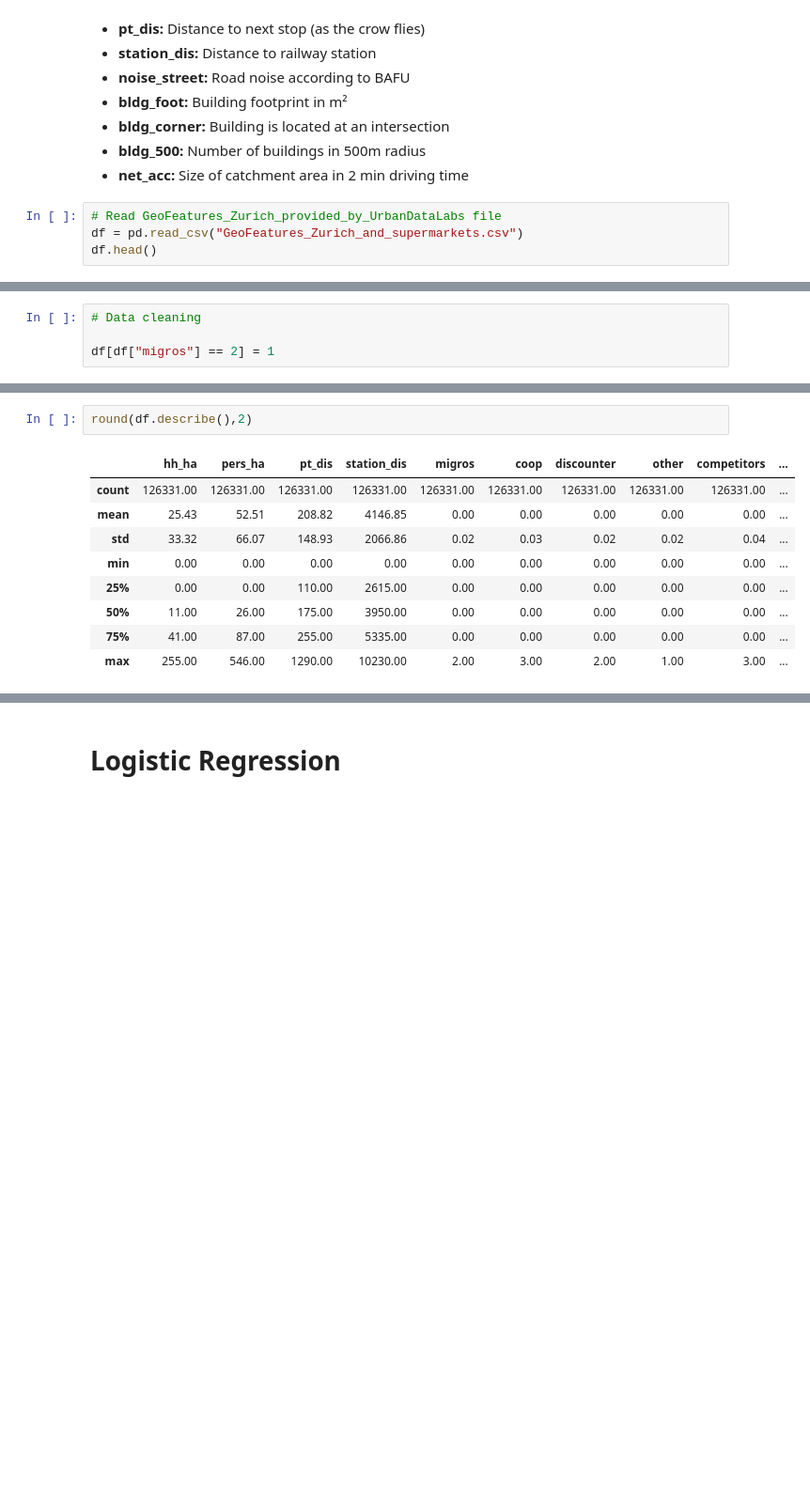
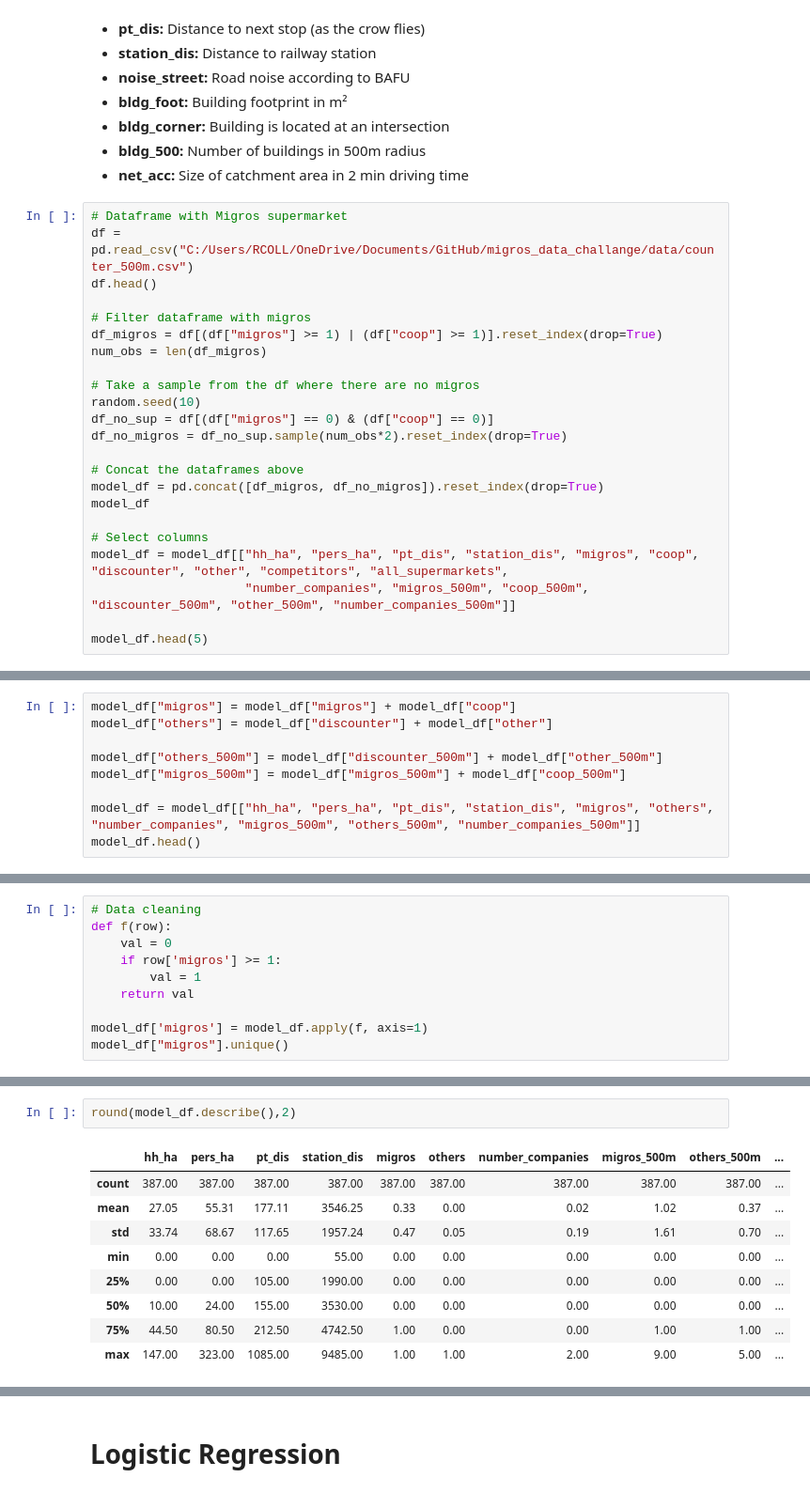
Before and after one commit to martrip/migros_data_challange, a Jupyter notebook: code/DataExploration.ipynb, the cells around one changed output, grey strips where cells are left out. Shown: that part at 94% size. Cells and saved outputs as stored; diff of their text form; blank space fills up the shorter version.

```diff
--- a/code/DataExploration.ipynb
+++ b/code/DataExploration.ipynb
@@ -21,7 +22,26 @@ import pandas as pd
 - **bldg_500:** Number of buildings in 500m radius
 - **net_acc:** Size of catchment area in 2 min driving time
 # %%
-# Read GeoFeatures_Zurich_provided_by_UrbanDataLabs file
-df = pd.read_csv("GeoFeatures_Zurich_and_supermarkets.csv")
+# Dataframe with Migros supermarket
+df = pd.read_csv("C:/Users/RCOLL/OneDrive/Documents/GitHub/migros_data_challange/data/counter_500m.csv")
 df.head()
+
+# Filter dataframe with migros
+df_migros = df[(df["migros"] >= 1) | (df["coop"] >= 1)].reset_index(drop=True)
+num_obs = len(df_migros)
+
+# Take a sample from the df where there are no migros
+random.seed(10)
+df_no_sup = df[(df["migros"] == 0) & (df["coop"] == 0)]
+df_no_migros = df_no_sup.sample(num_obs*2).reset_index(drop=True)
+
+# Concat the dataframes above
+model_df = pd.concat([df_migros, df_no_migros]).reset_index(drop=True)
+model_df
+
+# Select columns
+model_df = model_df[["hh_ha", "pers_ha", "pt_dis", "station_dis", "migros", "coop", "discounter", "other", "competitors", "all_supermarkets",
+                     "number_companies", "migros_500m", "coop_500m", "discounter_500m", "other_500m", "number_companies_500m"]]
+
+model_df.head(5)
 # %% [output]
@@ -92,0 +96,9 @@ dtype: float64
+# %%
+model_df["migros"] = model_df["migros"] + model_df["coop"]
+model_df["others"] = model_df["discounter"] + model_df["other"]
+
+model_df["others_500m"] = model_df["discounter_500m"] + model_df["other_500m"]
+model_df["migros_500m"] = model_df["migros_500m"] + model_df["coop_500m"]
+
+model_df = model_df[["hh_ha", "pers_ha", "pt_dis", "station_dis", "migros", "others", "number_companies", "migros_500m", "others_500m", "number_companies_500m"]]
+model_df.head()
@@ -93,4 +112,10 @@ dtype: float64
 # %%
 # Data cleaning
+def f(row):
+    val = 0
+    if row['migros'] >= 1:
+        val = 1
+    return val
 
-df[df["migros"] == 2] = 1
+model_df['migros'] = model_df.apply(f, axis=1)
+model_df["migros"].unique()
@@ -97,12 +124,12 @@ df[df["migros"] == 2] = 1
 # %%
-round(df.describe(),2)
+round(model_df.describe(),2)
 # %% [output]
-|  | hh_ha | pers_ha | pt_dis | station_dis | migros | coop | discounter | other | competitors | ... |
-| count | 126331.00 | 126331.00 | 126331.00 | 126331.00 | 126331.00 | 126331.00 | 126331.00 | 126331.00 | 126331.00 | ... |
-| mean | 25.43 | 52.51 | 208.82 | 4146.85 | 0.00 | 0.00 | 0.00 | 0.00 | 0.00 | ... |
-| std | 33.32 | 66.07 | 148.93 | 2066.86 | 0.02 | 0.03 | 0.02 | 0.02 | 0.04 | ... |
-| min | 0.00 | 0.00 | 0.00 | 0.00 | 0.00 | 0.00 | 0.00 | 0.00 | 0.00 | ... |
-| 25% | 0.00 | 0.00 | 110.00 | 2615.00 | 0.00 | 0.00 | 0.00 | 0.00 | 0.00 | ... |
-| 50% | 11.00 | 26.00 | 175.00 | 3950.00 | 0.00 | 0.00 | 0.00 | 0.00 | 0.00 | ... |
-| 75% | 41.00 | 87.00 | 255.00 | 5335.00 | 0.00 | 0.00 | 0.00 | 0.00 | 0.00 | ... |
-| max | 255.00 | 546.00 | 1290.00 | 10230.00 | 2.00 | 3.00 | 2.00 | 1.00 | 3.00 | ... |
+|  | hh_ha | pers_ha | pt_dis | station_dis | migros | others | number_companies | migros_500m | others_500m | ... |
+| count | 387.00 | 387.00 | 387.00 | 387.00 | 387.00 | 387.00 | 387.00 | 387.00 | 387.00 | ... |
+| mean | 27.05 | 55.31 | 177.11 | 3546.25 | 0.33 | 0.00 | 0.02 | 1.02 | 0.37 | ... |
+| std | 33.74 | 68.67 | 117.65 | 1957.24 | 0.47 | 0.05 | 0.19 | 1.61 | 0.70 | ... |
+| min | 0.00 | 0.00 | 0.00 | 55.00 | 0.00 | 0.00 | 0.00 | 0.00 | 0.00 | ... |
+| 25% | 0.00 | 0.00 | 105.00 | 1990.00 | 0.00 | 0.00 | 0.00 | 0.00 | 0.00 | ... |
+| 50% | 10.00 | 24.00 | 155.00 | 3530.00 | 0.00 | 0.00 | 0.00 | 0.00 | 0.00 | ... |
+| 75% | 44.50 | 80.50 | 212.50 | 4742.50 | 1.00 | 0.00 | 0.00 | 1.00 | 1.00 | ... |
+| max | 147.00 | 323.00 | 1085.00 | 9485.00 | 1.00 | 1.00 | 2.00 | 9.00 | 5.00 | ... |
```
Also changed, not shown: parts of 18 cells of this notebook, 5 other files.
